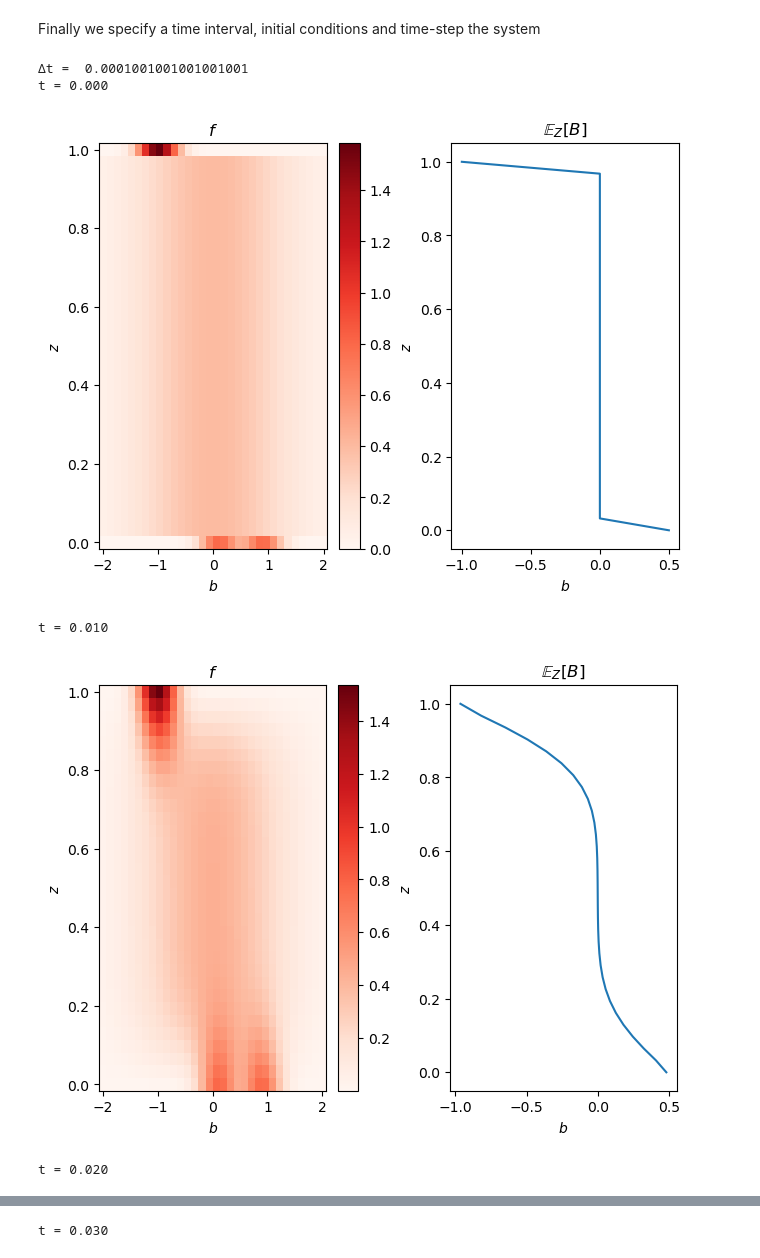
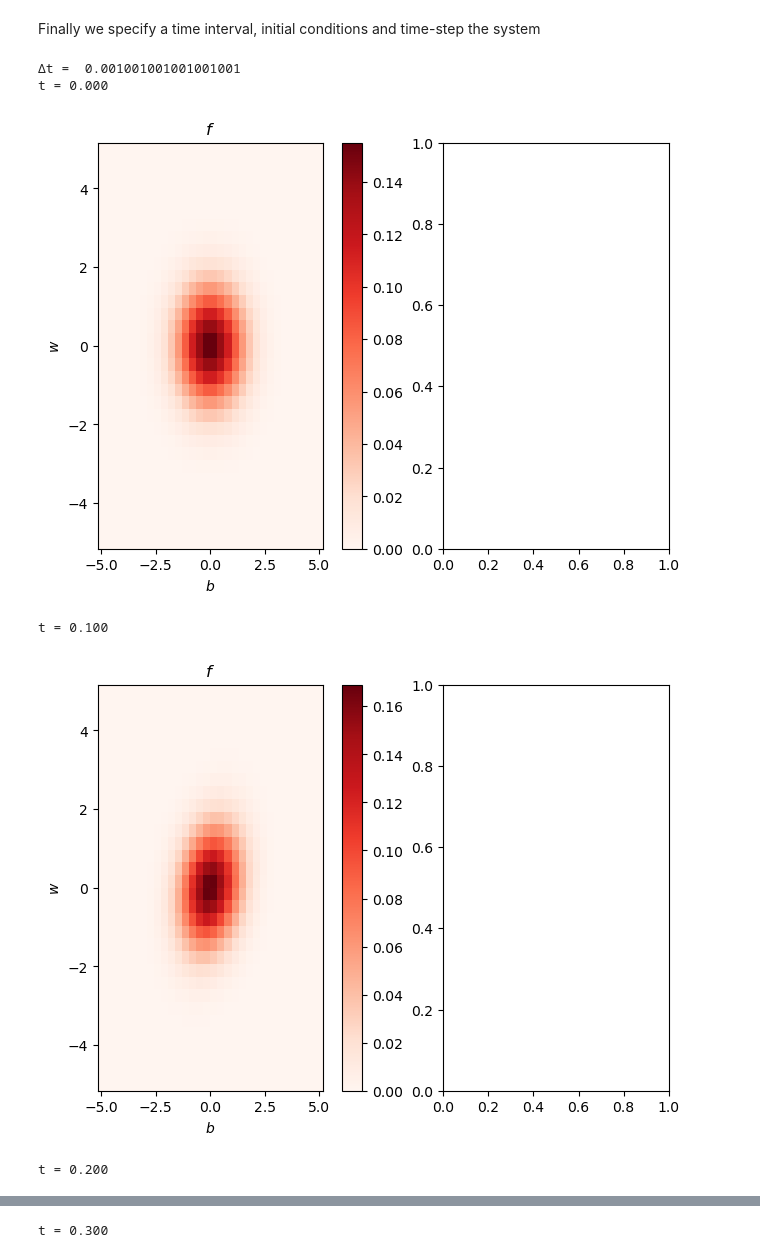
Before and after one commit to mannixp/D.strafity-mapping, a Jupyter notebook: Mapping/Part3_IEM_2d_fBW.ipynb, the cells around one changed output, grey strips where cells are left out. Drawn from its saved outputs; the diff is of its cells as text; code cells hidden in the pictures.

```diff
--- a/Mapping/Part3_IEM_2d_fBW.ipynb
+++ b/Mapping/Part3_IEM_2d_fBW.ipynb
@@ -274,12 +225,12 @@ def enforce_bc(f,b,z):
   f[:,-1] = BC_PDF(b,z=1)
   return f.flatten()
 
-def solver(f, b, z, T, Δt):
+def solver(f, b, w, T, Δt):
 
   f_frames = []
   f_frames.append(f)
 
-  L_b, L_z, D_b, D_z = operators_EXP(b, z)
+  L_b, L_w, D_b, D_w = operators_EXP(b, w)
 
   # Loop over all time instants
   for n,t in enumerate(T):
@@ -290,24 +241,24 @@ def solver(f, b, z, T, Δt):
 
       fig, (ax1,ax2) = plt.subplots(nrows=1, ncols=2, layout='constrained')
       ax1.set_title(r'$f$')
-      cf = ax1.pcolormesh(b,z,f.reshape((len(b),len(z))).T, cmap='Reds')#, norm='log')
+      cf = ax1.pcolormesh(b,w,f.reshape((len(b),len(w))).T, cmap='Reds')#, norm='log')
       fig.colorbar(cf, ax=ax1)
       ax1.set_xlabel('$b$')
-      ax1.set_ylabel('$z$')
+      ax1.set_ylabel('$w$')
 
-      db = b[1] - b[0]
-      Φ = np.kron(b,np.ones(N_z))
-      E_B = np.sum( (Φ*f).reshape((N_b,N_z)), axis=0)*db
+      # db = b[1] - b[0]
+      # Φ = np.kron(b,np.ones(N_z))
+      # E_B = np.sum( (Φ*f).reshape((N_b,N_z)), axis=0)*db
 
-      ax2.set_title(r'$\mathbb{E}_Z[B]$')
-      ax2.set_ylabel('$z$')
-      ax2.set_xlabel('$b$')
-      ax2.plot(E_B, z)
+      # ax2.set_title(r'$\mathbb{E}_Z[B]$')
+      # ax2.set_ylabel('$z$')
+      # ax2.set_xlabel('$b$')
+      # ax2.plot(E_B, z)
       plt.show()
 
     # 1) Update the mapping
-    f = enforce_bc(f, b, z)
-    f = solve_EXP(f, b, z, Δt, L_b, L_z, D_b, D_z)
+    #f = enforce_bc(f, b, w)
+    f = solve_EXP(f, b, w, Δt, L_b, L_w, D_b, D_w)
 
     # 2) Grab the system state
     f_frames.append(f)
@@ -317,27 +268,23 @@ def solver(f, b, z, T, Δt):
 Finally we specify a time interval, initial conditions and time-step the system
 # %%
 N_T = 10**3
-T, Δt = np.linspace(0,.1,N_T,retstep=True)
+T, Δt = np.linspace(0,1,N_T,retstep=True)
 print('Δt = ',Δt)
 
-# Initial conditions for f shape b, z
-f = np.zeros((len(b),len(z)))
-for i,z_i in enumerate(z):
-    if i == 0:
-        f[:,i] = BC_PDF(b,z=0)
-    elif i == len(z)-1:
-        f[:,i] = BC_PDF(b,z=1)
-    else:
-        f[:,i] = g(b)
+# Initial conditions for f shape b, w
+def g(z):
+    return np.exp(-z**2/2)/np.sqrt(2*np.pi)
+
+f = np.outer( g(b), g(w) )
 
 # Flatten the inputs and pass them to the solver and check with reshape
 f = f.flatten()
 
-solver(f, b, z, T, Δt)
+solver(f, b, w, T, Δt)
 # %% [output]
-Δt =  0.0001001001001001001
+Δt =  0.001001001001001001
 t = 0.000
-[figure, old version]
+[figure, new version]
-t = 0.010
+t = 0.100
-[figure, old version]
+[figure, new version]
-t = 0.020
+t = 0.200
@@ -345 +292 @@ t = 0.020
-t = 0.030
+t = 0.300
```
Also changed, not shown: parts of 10 cells of this notebook, 3 other files.
